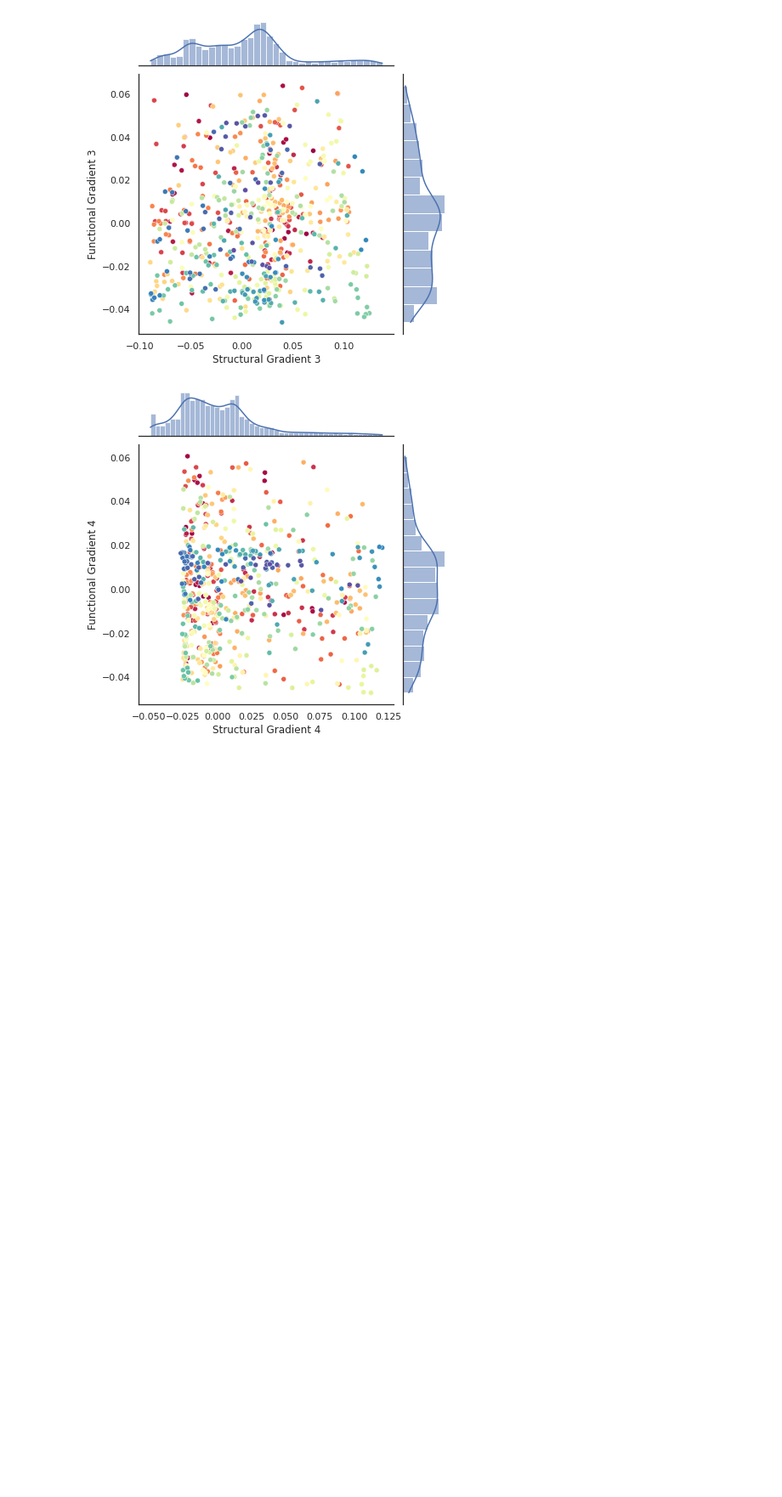
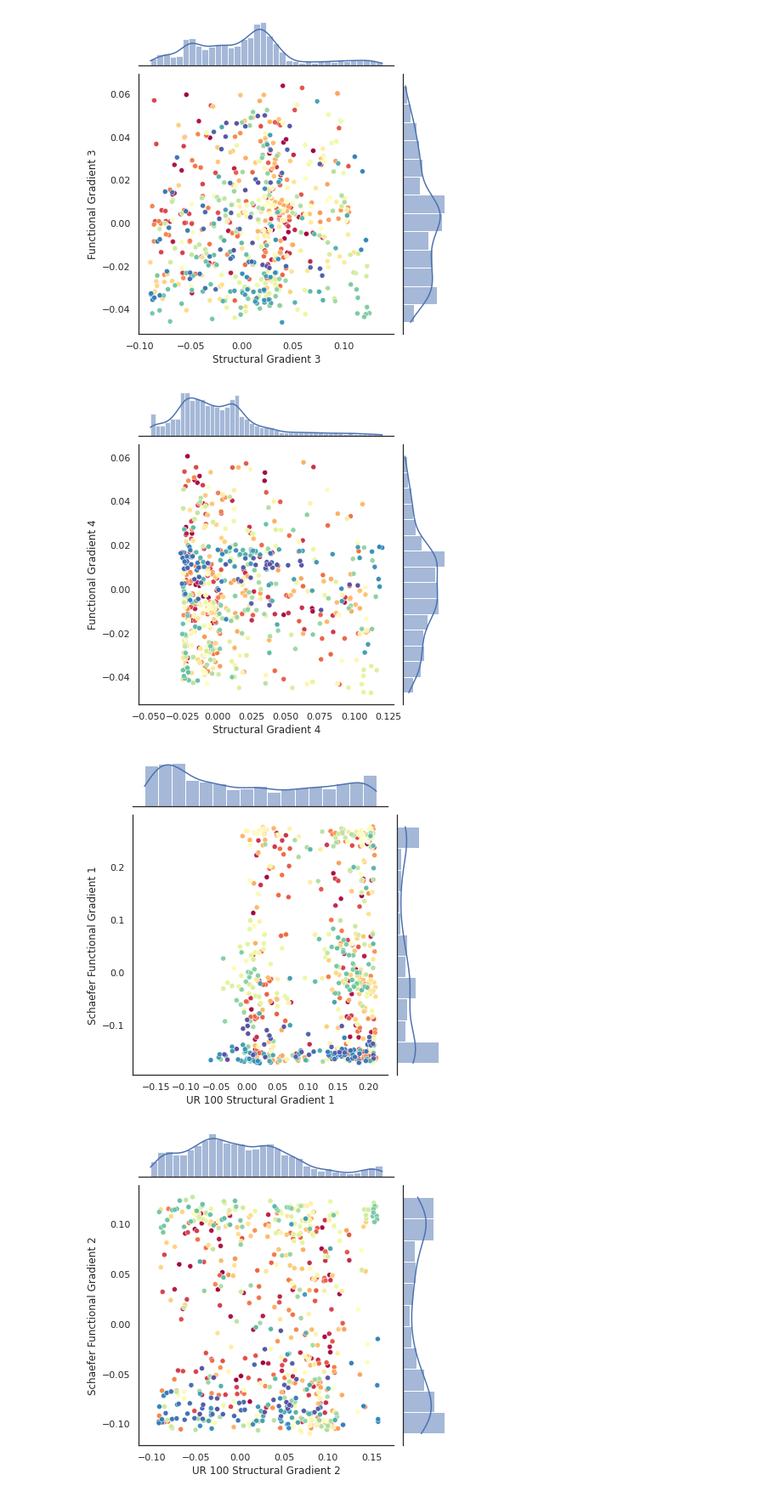
Before and after one commit to sudesnac/HumanBF-Connectivity, a Jupyter notebook: notebook/gradient_correlation.ipynb, the cells around one changed output. Shown at 85% size. Saved outputs shown, nothing was run; the diff lists cells and outputs as text; code cells hidden in the pictures; blank space fills up the shorter version.

```diff
--- a/notebook/gradient_correlation.ipynb
+++ b/notebook/gradient_correlation.ipynb
@@ -202,3 +232,13 @@ for gradi in range(4):
 [figure]
 [figure]
 [figure]
+# %%
+for gradi in range(4):
+    g = sns.JointGrid(x=UR100_diff_gm[str(gradi)], y=Sch_func_gm[str(gradi)])
+    g.plot_joint(sns.scatterplot, c=Sch_func_gm.index, cmap='Spectral')
+    g.plot_marginals(sns.histplot, kde=True)
+    g.set_axis_labels(xlabel='UR 100 Structural Gradient '+str(gradi+1), ylabel='Schaefer Functional Gradient '+str(gradi+1))
+    g.savefig(fig_path + f'BF_Gradient_correlation_and_distribution_UR100Structural_vs_SchaeferFunctional_Gradient_'+ str(gradi+1)+'.png', dpi=300)
+# %% [output]
+[figure, added]
+[figure, added]
```
Also changed, not shown: parts of 5 cells of this notebook, 12 other files.
